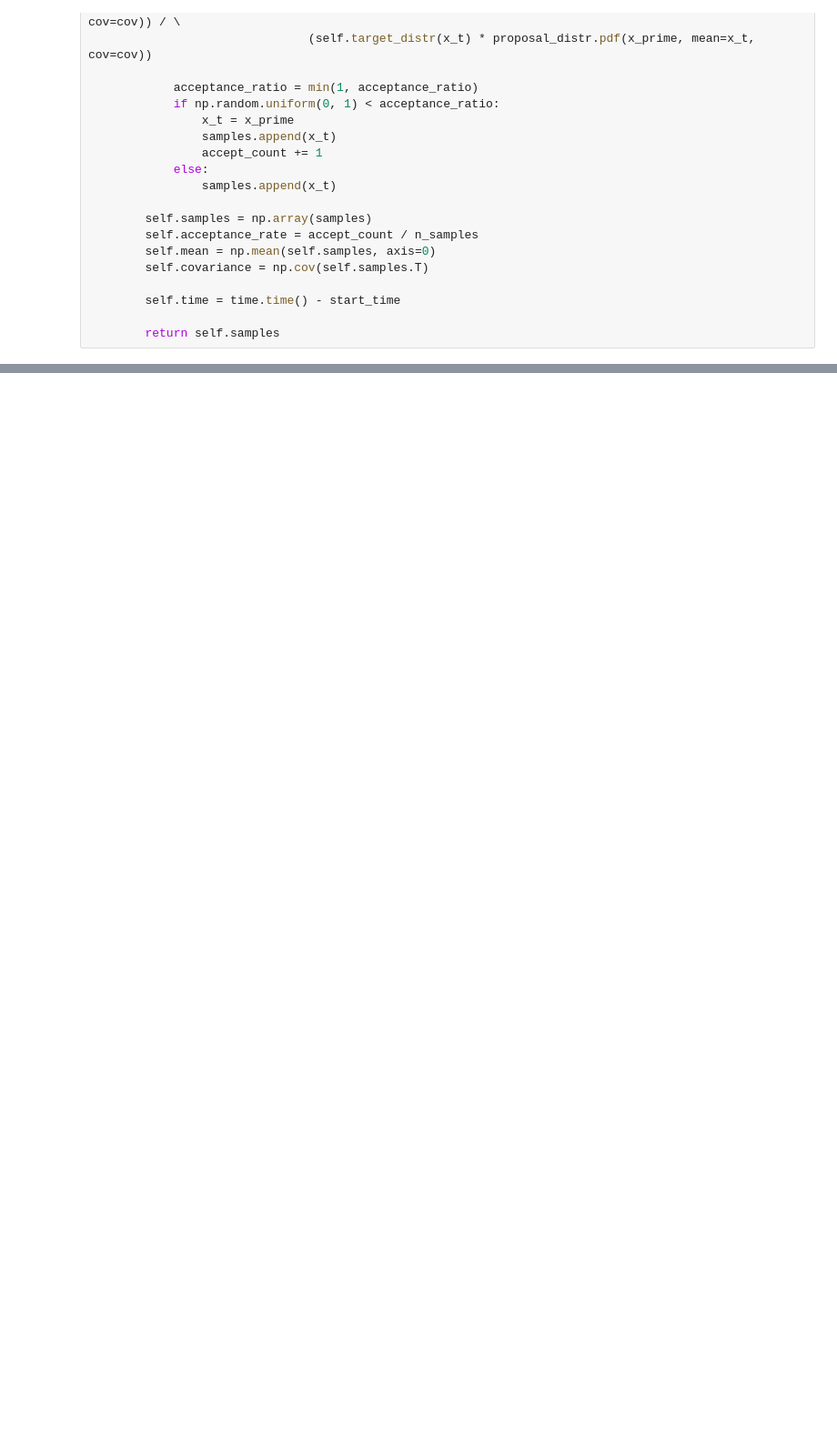
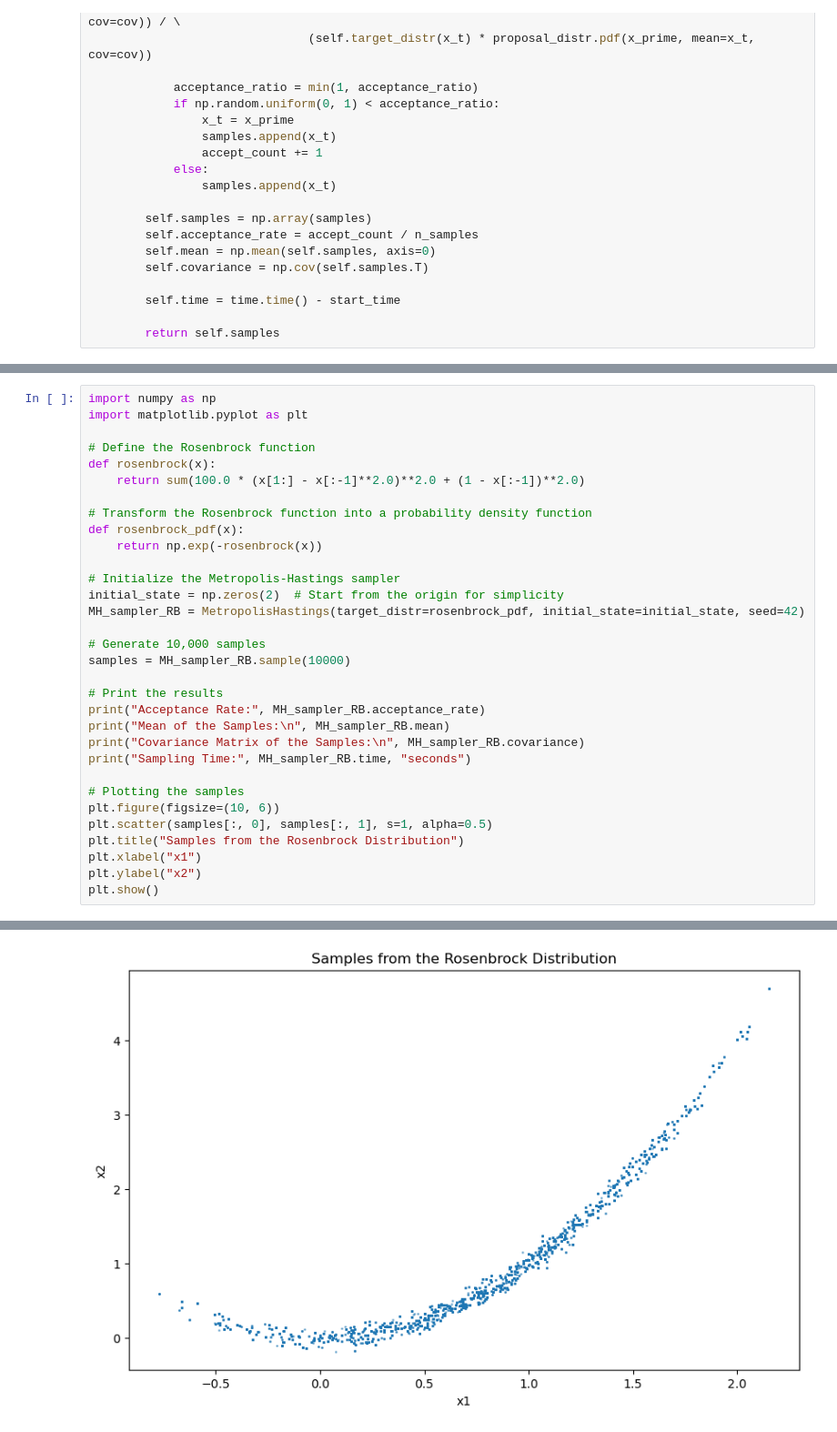
Before and after one commit to WengerMichael/HamiltonianMC, a Jupyter notebook: MetropolisHasting.ipynb, the cells around one changed output, grey strips where cells are left out. Shown at 91% size. Cells and saved outputs as stored; diff of their text form; blank space fills up the shorter version.

```diff
--- a/MetropolisHasting.ipynb
+++ b/MetropolisHasting.ipynb
@@ -90,0 +177,33 @@ array([[ 0.78061758,  1.53057733],
+# %%
+import numpy as np
+import matplotlib.pyplot as plt
+
+# Define the Rosenbrock function
+def rosenbrock(x):
+    return sum(100.0 * (x[1:] - x[:-1]**2.0)**2.0 + (1 - x[:-1])**2.0)
+
+# Transform the Rosenbrock function into a probability density function
+def rosenbrock_pdf(x):
+    return np.exp(-rosenbrock(x))
+
+# Initialize the Metropolis-Hastings sampler
+initial_state = np.zeros(2)  # Start from the origin for simplicity
+MH_sampler_RB = MetropolisHastings(target_distr=rosenbrock_pdf, initial_state=initial_state, seed=42)
+
+# Generate 10,000 samples
+samples = MH_sampler_RB.sample(10000)
+
+# Print the results
+print("Acceptance Rate:", MH_sampler_RB.acceptance_rate)
+print("Mean of the Samples:\n", MH_sampler_RB.mean)
+print("Covariance Matrix of the Samples:\n", MH_sampler_RB.covariance)
+print("Sampling Time:", MH_sampler_RB.time, "seconds")
+
+# Plotting the samples
+plt.figure(figsize=(10, 6))
+plt.scatter(samples[:, 0], samples[:, 1], s=1, alpha=0.5)
+plt.title("Samples from the Rosenbrock Distribution")
+plt.xlabel("x1")
+plt.ylabel("x2")
+plt.show()
+# %% [output]
@@ -90,0 +217 @@ array([[ 0.78061758,  1.53057733],
+[figure, added]
```
Also changed, not shown: parts of 7 cells of this notebook.
